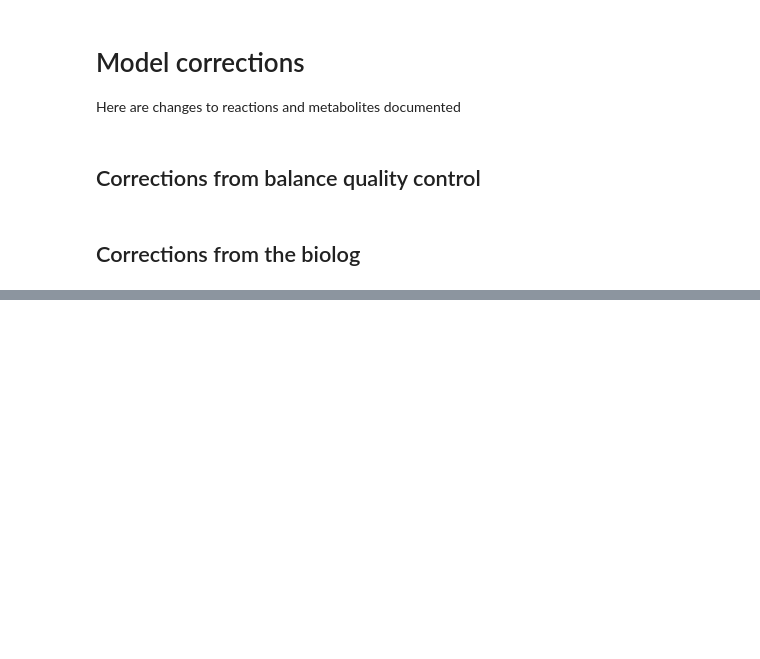
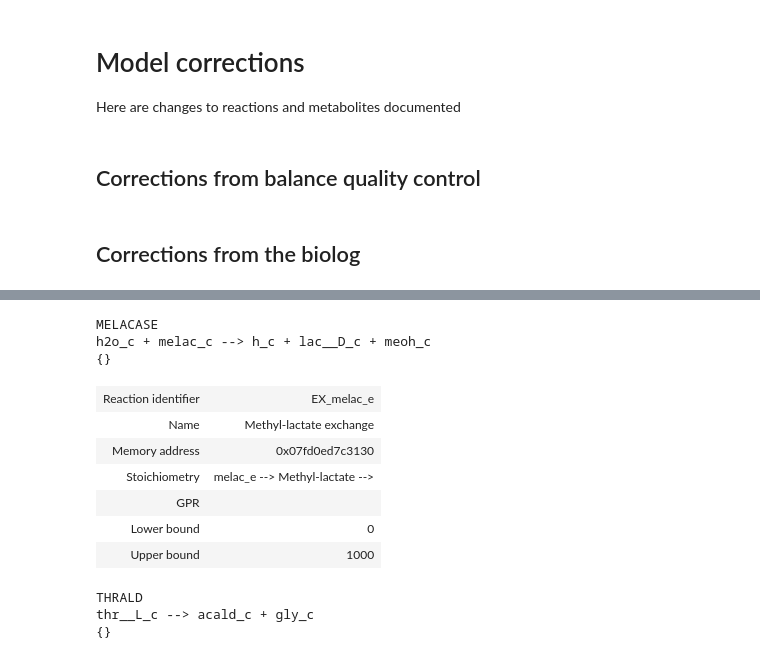
Before and after one commit to iAMB-RWTH-Aachen/Ustilago_maydis-GEM, a Jupyter notebook: code/iUma22_ModelCorrections.ipynb, the cells around one changed output, grey strips where cells are left out. Cells and saved outputs as stored; diff of their text form; code cells hidden in the pictures; blank space fills up the shorter version.

```diff
--- a/code/iUma22_ModelCorrections.ipynb
+++ b/code/iUma22_ModelCorrections.ipynb
@@ -500,0 +676,61 @@ model.add_boundary(model.metabolites.get_by_id('mepyr_e'), type='exchange', lb=0
+# %%
+# methyl-lactate metabolism
+ID = 'MELACASE'
+if ID not in model.reactions:
+    reaction = Reaction(ID)
+    reaction.name = 'Methyl lactate esterase'
+    reaction.lower_bound = 0.
+    reaction.upper_bound = 1000.
+    reaction.annotation = {'brenda': '3.1.1.x'}
+    ML = Metabolite(
+        'melac_c',
+        formula = 'C4H8O3',
+        name = 'Methyl-lactate',
+        charge = 0,
+        compartment = 'c',
+    )
+    MS.annotation = {'biocyc':'CPD-3621', 'chebi':'74611', 'inchi':' InChI=1S/C4H8O3/c1-3(5)4(6)7-2/h3,5H,1-2H3/t3-/m1/s1', 'pubchem':'637514'}
+    LAC = model.metabolites.get_by_id('lac__D_c')
+    MEOH = model.metabolites.get_by_id('meoh_c')
+    H2O = model.metabolites.get_by_id('h2o_c')
+    H = model.metabolites.get_by_id('h_c')
+    reaction.add_metabolites({ML:-1., H2O:-1., LAC:1., MEOH:1., H:1})
+    model.add_reactions([reaction])
+
+    print(model.reactions.get_by_id(ID).id)
+    print(model.reactions.get_by_id(ID).reaction)
+    print(model.reactions.get_by_id(ID).check_mass_balance())
+
+reaction = CreateTransReact(model.metabolites.get_by_id('melac_c'))
+model.add_reactions([reaction])
+model.add_boundary(model.metabolites.get_by_id('melac_e'), type='exchange', lb=0, ub=1000)
+# %% [output]
+MELACASE
+h2o_c + melac_c --> h_c + lac__D_c + meoh_c
+{}
+| Reaction identifier | EX_melac_e |
+| Name | Methyl-lactate exchange |
+| Memory address | 0x07fd0ed7c3130 |
+| Stoichiometry | melac_e --> Methyl-lactate --> |
+| GPR |  |
+| Lower bound | 0 |
+| Upper bound | 1000 |
+# %%
+# threonin metabolism
+ID = 'THRALD'
+if ID not in model.reactions:
+    reaction = Reaction(ID)
+    reaction.name = 'Threonine Aldolase'
+    reaction.lower_bound = 0.
+    reaction.upper_bound = 1000.
+    reaction.annotation = {'biocyc': 'THREONINE-ALDOLASE-RXN', 'brenda': '4.0.2.5'}
+    model.add_reactions([reaction])
+    model.reactions.get_by_id(ID).build_reaction_from_string('thr__L_c --> acald_c + gly_c')
+
+    print(reaction.id)
+    print(reaction.reaction)
+    print(model.reactions.get_by_id(ID).check_mass_balance())
+# %% [output]
+THRALD
+thr__L_c --> acald_c + gly_c
+{}
```
Also changed, not shown: parts of 43 cells of this notebook, 51 other files.
